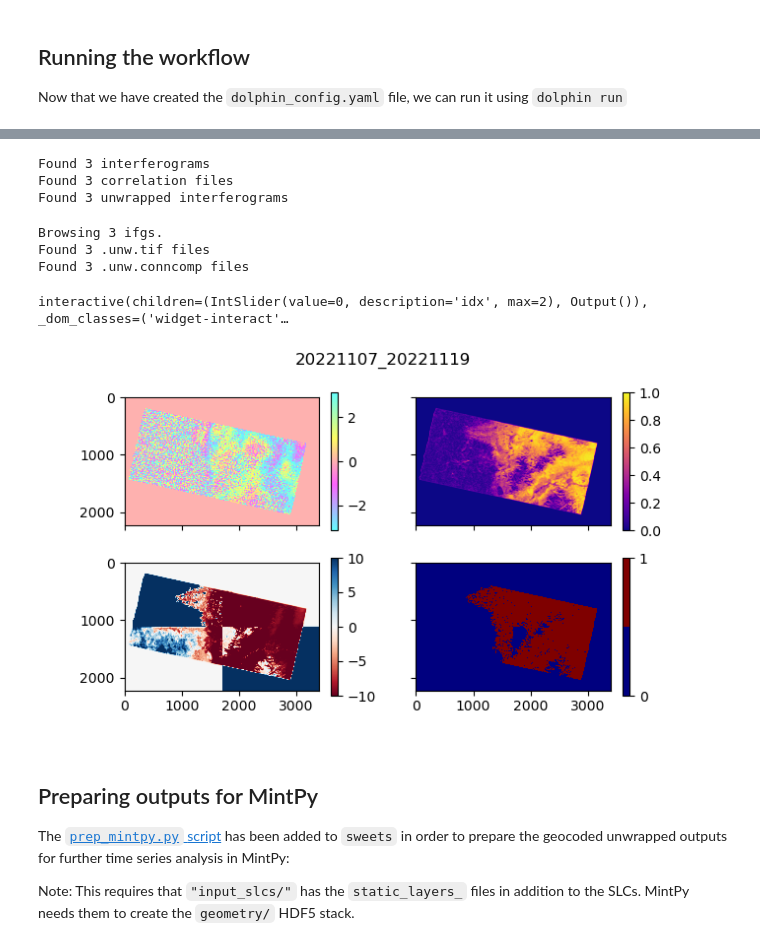
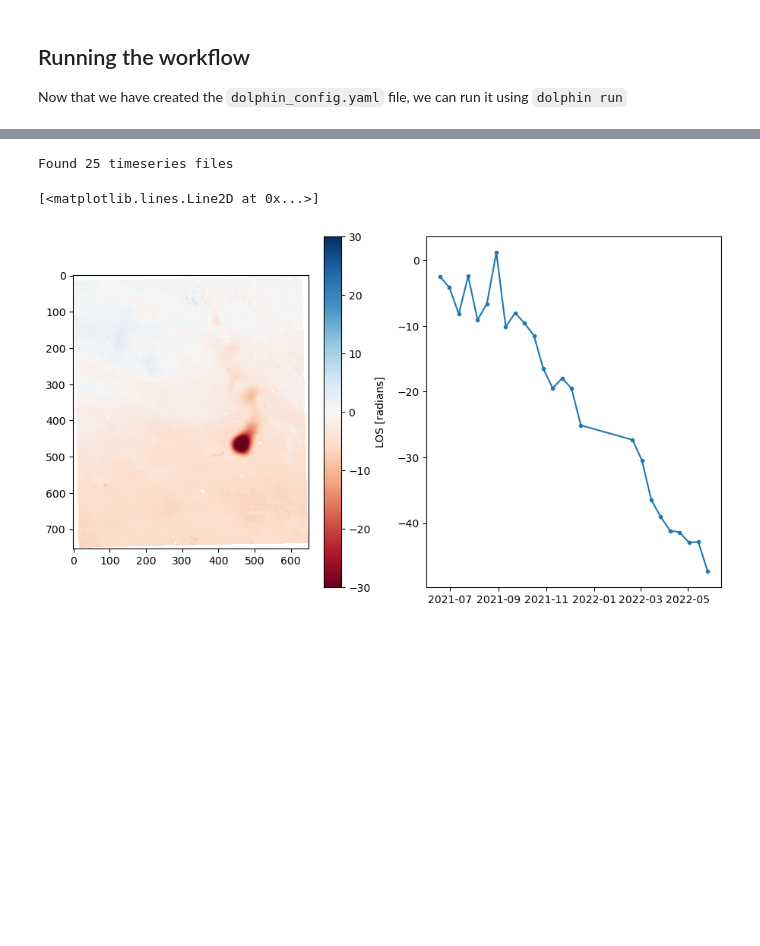
Before and after one commit to isce-framework/dolphin, a Jupyter notebook: docs/notebooks/walkthrough-basic.ipynb, the cells around one changed output, grey strips where cells are left out. Cells and saved outputs as stored; diff of their text form; code cells hidden in the pictures; blank space fills up the shorter version.

```diff
--- a/docs/notebooks/walkthrough-basic.ipynb
+++ b/docs/notebooks/walkthrough-basic.ipynb
@@ -257,41 +188,5 @@ Here, we'll use some [basic plotting tools included in `sweets`](https://github.
 # %%
-file_list = sorted(Path("interferograms/stitched/").glob("*.int"))
-print(f"Found {len(file_list)} interferograms")
-
-cor_list = sorted(Path("interferograms/stitched/").glob("*.cor"))
-print(f"Found {len(file_list)} correlation files")
-
-unw_list = sorted(Path("unwrapped/").glob("*.unw.tif"))
-print(f"Found {len(file_list)} unwrapped interferograms")
-
-conncomp_list = sorted(Path("unwrapped/").glob("*.unw.conncomp"))
+file_list = sorted(Path("work-walkthrough/timeseries/").glob("2*.tif"))
+print(f"Found {len(file_list)} timeseries files")
 # %% [output]
-Found 3 interferograms
-Found 3 correlation files
-Found 3 unwrapped interferograms
+Found 25 timeseries files
-# %%
-# requires matplotlib and jupyter-widgets to be installed: https://ipywidgets.readthedocs.io/en/latest/
-%matplotlib widget
-import sweets.plotting
-
-
-sweets.plotting.browse_ifgs(
-    file_list=file_list,
-    cor_list=cor_list,
-    unw_list=unw_list,
-    conncomp_list=conncomp_list,
-    vm_cor=1,
-)
-# %% [output]
-Browsing 3 ifgs.
-Found 3 .unw.tif files
-Found 3 .unw.conncomp files
-interactive(children=(IntSlider(value=0, description='idx', max=2), Output()), _dom_classes=('widget-interact'…
-[figure, removed]
-# %% [markdown]
-## Preparing outputs for MintPy
-
-The [`prep_mintpy.py` script](https://github.com/isce-framework/sweets/blob/d9ea016adb521534a7696c3082f1810a9e51d373/scripts/prep_mintpy.py) has been added to `sweets` in order to prepare the geocoded unwrapped outputs for further time series analysis in MintPy:
-
-Note: This requires that `"input_slcs/"` has the `static_layers_` files in addition to the SLCs.
-MintPy needs them to create the `geometry/` HDF5 stack.
@@ -300,0 +199,23 @@ cmd = """~/repos/sweets/scripts/prep_mintpy.py -m input_slcs/ -c "interferograms
+# %%
+fig, axes = plt.subplots(ncols=2, figsize=(11, 6))
+ax = axes[0]
+
+last_displacement = load_gdal(file_list[-1], masked=True)
+
+axim = ax.imshow(
+    last_displacement - last_displacement[0].mean(), cmap="RdBu", vmax=30, vmin=-30
+)
+fig.colorbar(axim, label="LOS [radians]")
+
+ax = axes[1]
+row, col = np.unravel_index(np.argmin(last_displacement), last_displacement.shape)
+dates = [get_dates(f)[1] for f in file_list]
+timeseries_values = [
+    io.load_gdal(f, rows=slice(row, row + 1), cols=slice(col, col + 1))
+    for f in file_list
+]
+
+ax.plot(dates, np.array(pixels).squeeze(), ".-")
+# %% [output]
+[<matplotlib.lines.Line2D at 0x...>]
+[figure, added]
```
Also changed, not shown: parts of 36 cells of this notebook.
